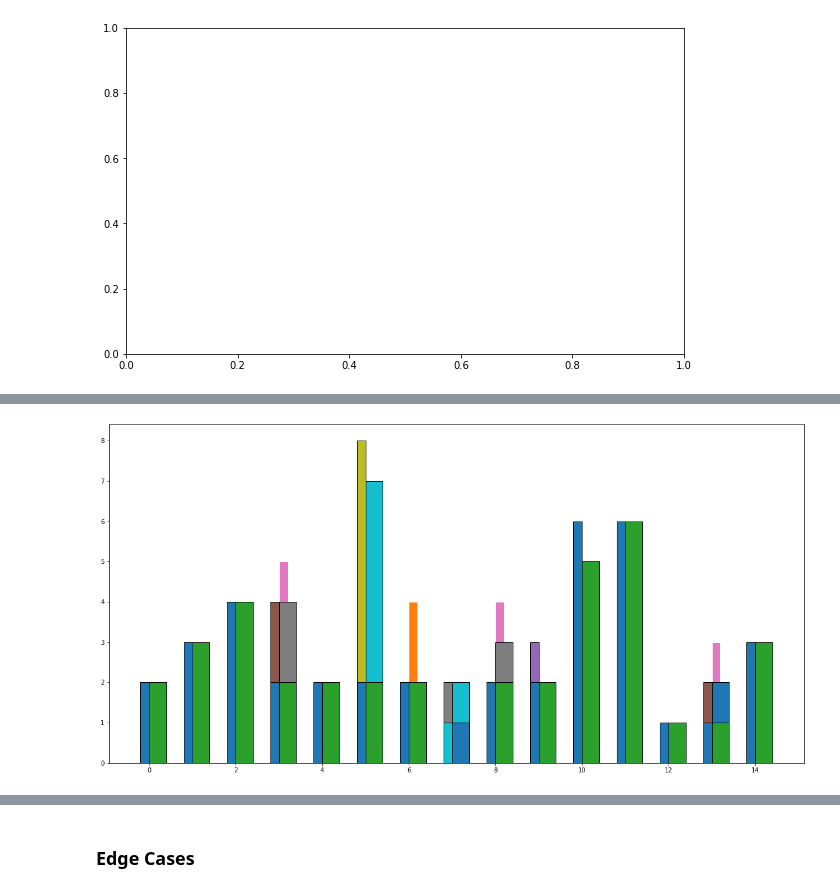
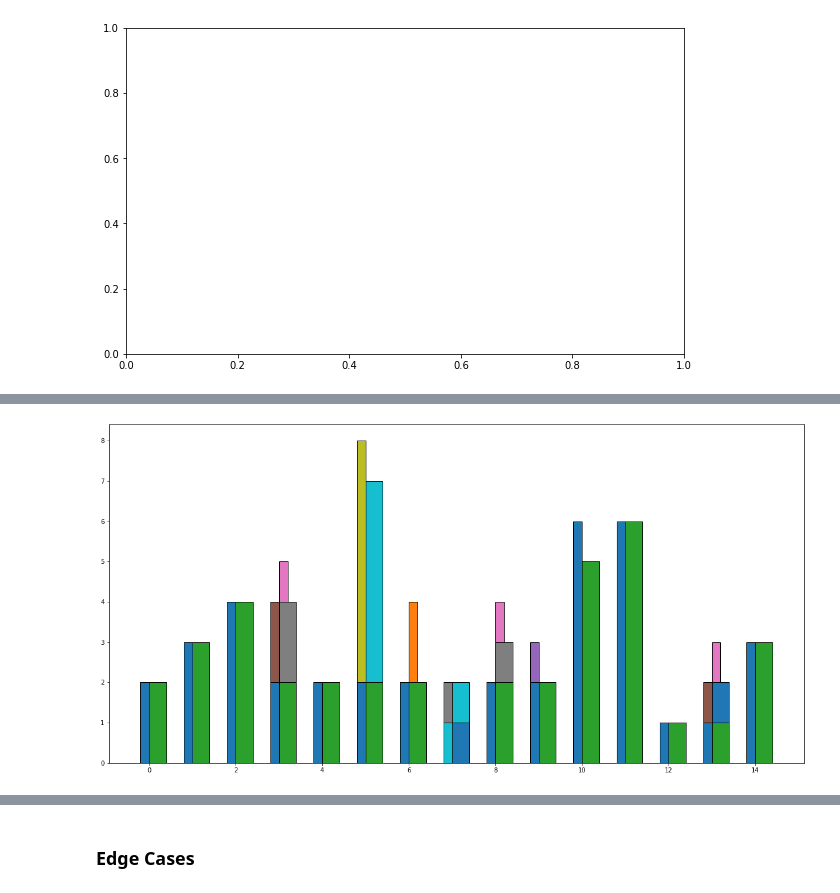
Before and after one commit to aplbrain/campfire, a Jupyter notebook: Final_Results.ipynb, the cells around one changed output, grey strips where cells are left out. Saved outputs shown, nothing was run; the diff lists cells and outputs as text; code cells hidden in the pictures.

Commit message:
Finished plotting the precision, recall, F1 for each neuron with stacked bars each. Need to find a way to make the color of each 4th tick white.

```diff
--- a/Final_Results.ipynb
+++ b/Final_Results.ipynb
@@ -1148,42 +1114,42 @@ width = 0.2
 
 precision_bar_list = [plt.bar([0, 1, 2, 3, 4, 5, 6, 7, 8, 9, 10, 11, 12, 13, 14], df.p10, align='edge', width= -0.2 , edgecolor = "black"),
                       plt.bar([0, 1, 2, 3, 4, 5, 6, 7, 8, 9, 10, 11, 12, 13, 14], df.p09, align='edge', width= -0.2, edgecolor = "black"),
                       plt.bar([0, 1, 2, 3, 4, 5, 6, 7, 8, 9, 10, 11, 12, 13, 14], df.p07, align='edge', width= -0.2, edgecolor = "black"),
                       plt.bar([0, 1, 2, 3, 4, 5, 6, 7, 8, 9, 10, 11, 12, 13, 14], df.p08, align='edge', width= -0.2, edgecolor = "black"),
                       plt.bar([0, 1, 2, 3, 4, 5, 6, 7, 8, 9, 10, 11, 12, 13, 14], df.p06, align='edge', width= -0.2, edgecolor = "black"),
                       plt.bar([0, 1, 2, 3, 4, 5, 6, 7, 8, 9, 10, 11, 12, 13, 14], df.p05, align='edge', width= -0.2, edgecolor = "black"),
                       plt.bar([0, 1, 2, 3, 4, 5, 6, 7, 8, 9, 10, 11, 12, 13, 14], df.p04, align='edge', width= -0.2, edgecolor = "black"),
                       plt.bar([0, 1, 2, 3, 4, 5, 6, 7, 8, 9, 10, 11, 12, 13, 14], df.p03, align='edge', width= -0.2, edgecolor = "black"),
                       plt.bar([0, 1, 2, 3, 4, 5, 6, 7, 8, 9, 10, 11, 12, 13, 14], df.p02, align='edge', width= -0.2, edgecolor = "black"),
                       plt.bar([0, 1, 2, 3, 4, 5, 6, 7, 8, 9, 10, 11, 12, 13, 14], df.p01, align='edge', width= -0.2, edgecolor = "black"),
                       plt.bar([0, 1, 2, 3, 4, 5, 6, 7, 8, 9, 10, 11, 12, 13, 14], df.p00, align='edge', width= -0.2, edgecolor = "black")
                       ]
 
-recall_bar_list = [plt.bar([0, 1, 2, 3, 4, 5, 6, 7, 8, 9, 10, 11, 12, 13, 14], df.r10, align='edge', width=0.2, edgecolor = "white"),
-                   plt.bar([0, 1, 2, 3, 4, 5, 6, 7, 8, 9, 10, 11, 12, 13, 14], df.r09, align='edge', width=0.2, edgecolor = "white"),
-                   plt.bar([0, 1, 2, 3, 4, 5, 6, 7, 8, 9, 10, 11, 12, 13, 14], df.r07, align='edge', width=0.2, edgecolor = "white"),
-                   plt.bar([0, 1, 2, 3, 4, 5, 6, 7, 8, 9, 10, 11, 12, 13, 14], df.r08, align='edge', width=0.2, edgecolor = "white"),
-                   plt.bar([0, 1, 2, 3, 4, 5, 6, 7, 8, 9, 10, 11, 12, 13, 14], df.r06, align='edge', width=0.2, edgecolor = "white"),
-                   plt.bar([0, 1, 2, 3, 4, 5, 6, 7, 8, 9, 10, 11, 12, 13, 14], df.r05, align='edge', width=0.2, edgecolor = "white"),
-                   plt.bar([0, 1, 2, 3, 4, 5, 6, 7, 8, 9, 10, 11, 12, 13, 14], df.r04, align='edge', width=0.2, edgecolor = "white"),
-                   plt.bar([0, 1, 2, 3, 4, 5, 6, 7, 8, 9, 10, 11, 12, 13, 14], df.r03, align='edge', width=0.2, edgecolor = "white"),
-                   plt.bar([0, 1, 2, 3, 4, 5, 6, 7, 8, 9, 10, 11, 12, 13, 14], df.r02, align='edge', width=0.2, edgecolor = "white"),
-                   plt.bar([0, 1, 2, 3, 4, 5, 6, 7, 8, 9, 10, 11, 12, 13, 14], df.r01, align='edge', width=0.2, edgecolor = "white"),
-                   plt.bar([0, 1, 2, 3, 4, 5, 6, 7, 8, 9, 10, 11, 12, 13, 14], df.r00, align='edge', width=0.2, edgecolor = "white")
+recall_bar_list = [plt.bar([0, 1, 2, 3, 4, 5, 6, 7, 8, 9, 10, 11, 12, 13, 14], df.r10, align='edge', width=0.2, edgecolor = "black"),
+                   plt.bar([0, 1, 2, 3, 4, 5, 6, 7, 8, 9, 10, 11, 12, 13, 14], df.r09, align='edge', width=0.2, edgecolor = "black"),
+                   plt.bar([0, 1, 2, 3, 4, 5, 6, 7, 8, 9, 10, 11, 12, 13, 14], df.r07, align='edge', width=0.2, edgecolor = "black"),
+                   plt.bar([0, 1, 2, 3, 4, 5, 6, 7, 8, 9, 10, 11, 12, 13, 14], df.r08, align='edge', width=0.2, edgecolor = "black"),
+                   plt.bar([0, 1, 2, 3, 4, 5, 6, 7, 8, 9, 10, 11, 12, 13, 14], df.r06, align='edge', width=0.2, edgecolor = "black"),
+                   plt.bar([0, 1, 2, 3, 4, 5, 6, 7, 8, 9, 10, 11, 12, 13, 14], df.r05, align='edge', width=0.2, edgecolor = "black"),
+                   plt.bar([0, 1, 2, 3, 4, 5, 6, 7, 8, 9, 10, 11, 12, 13, 14], df.r04, align='edge', width=0.2, edgecolor = "black"),
+                   plt.bar([0, 1, 2, 3, 4, 5, 6, 7, 8, 9, 10, 11, 12, 13, 14], df.r03, align='edge', width=0.2, edgecolor = "black"),
+                   plt.bar([0, 1, 2, 3, 4, 5, 6, 7, 8, 9, 10, 11, 12, 13, 14], df.r02, align='edge', width=0.2, edgecolor = "black"),
+                   plt.bar([0, 1, 2, 3, 4, 5, 6, 7, 8, 9, 10, 11, 12, 13, 14], df.r01, align='edge', width=0.2, edgecolor = "black"),
+                   plt.bar([0, 1, 2, 3, 4, 5, 6, 7, 8, 9, 10, 11, 12, 13, 14], df.r00, align='edge', width=0.2, edgecolor = "black")
                    ]
 
 
 f1_bar_list = [plt.bar([0, 1, 2, 3, 4, 5, 6, 7, 8, 9, 10, 11, 12, 13, 14], df.f10, align='edge', width=0.4, edgecolor = "black"),
                    plt.bar([0, 1, 2, 3, 4, 5, 6, 7, 8, 9, 10, 11, 12, 13, 14], df.f09, align='edge', width=0.4, edgecolor = "black"),
                    plt.bar([0, 1, 2, 3, 4, 5, 6, 7, 8, 9, 10, 11, 12, 13, 14], df.f07, align='edge', width=0.4, edgecolor = "black"),
                    plt.bar([0, 1, 2, 3, 4, 5, 6, 7, 8, 9, 10, 11, 12, 13, 14], df.f08, align='edge', width=0.4, edgecolor = "black"),
                    plt.bar([0, 1, 2, 3, 4, 5, 6, 7, 8, 9, 10, 11, 12, 13, 14], df.f06, align='edge', width=0.4, edgecolor = "black"),
                    plt.bar([0, 1, 2, 3, 4, 5, 6, 7, 8, 9, 10, 11, 12, 13, 14], df.f05, align='edge', width=0.4, edgecolor = "black"),
                    plt.bar([0, 1, 2, 3, 4, 5, 6, 7, 8, 9, 10, 11, 12, 13, 14], df.f04, align='edge', width=0.4, edgecolor = "black"),
                    plt.bar([0, 1, 2, 3, 4, 5, 6, 7, 8, 9, 10, 11, 12, 13, 14], df.f03, align='edge', width=0.4, edgecolor = "black"),
                    plt.bar([0, 1, 2, 3, 4, 5, 6, 7, 8, 9, 10, 11, 12, 13, 14], df.f02, align='edge', width=0.4, edgecolor = "black"),
                    plt.bar([0, 1, 2, 3, 4, 5, 6, 7, 8, 9, 10, 11, 12, 13, 14], df.f01, align='edge', width=0.4, edgecolor = "black"),
                    plt.bar([0, 1, 2, 3, 4, 5, 6, 7, 8, 9, 10, 11, 12, 13, 14], df.f00, align='edge', width=0.4, edgecolor = "black")
                    ]
 # %% [output]
-[figure, old version]
+[figure, new version]
```
Also changed, not shown: parts of 7 cells of this notebook.
